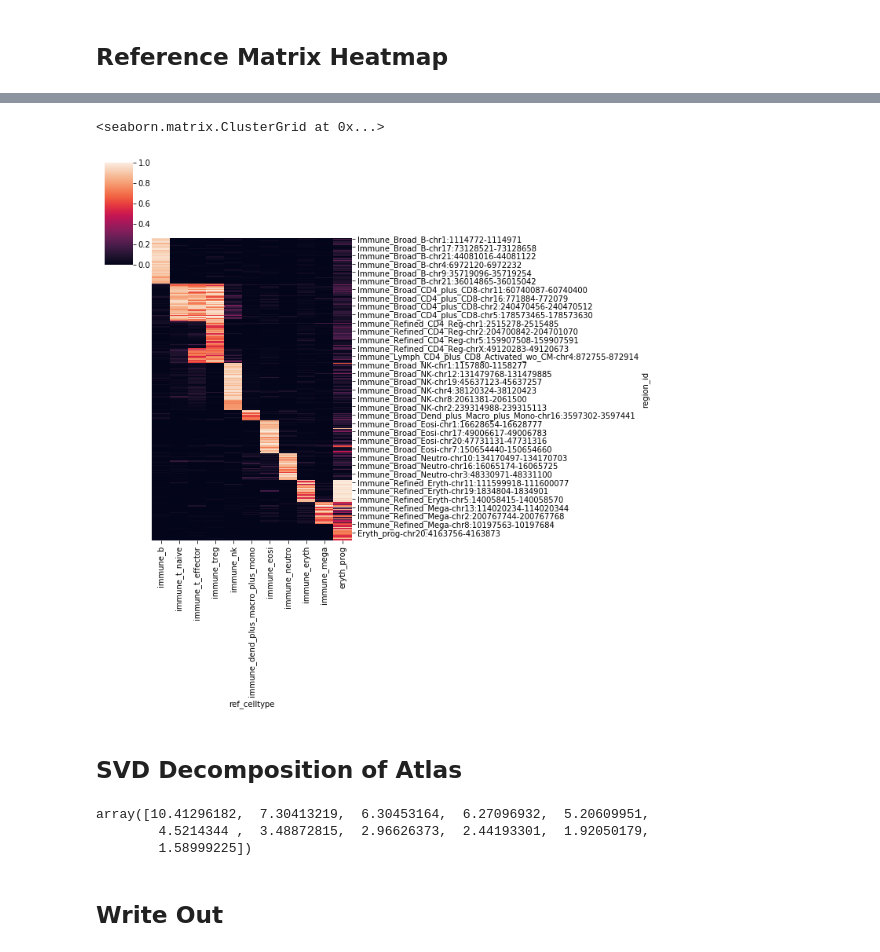
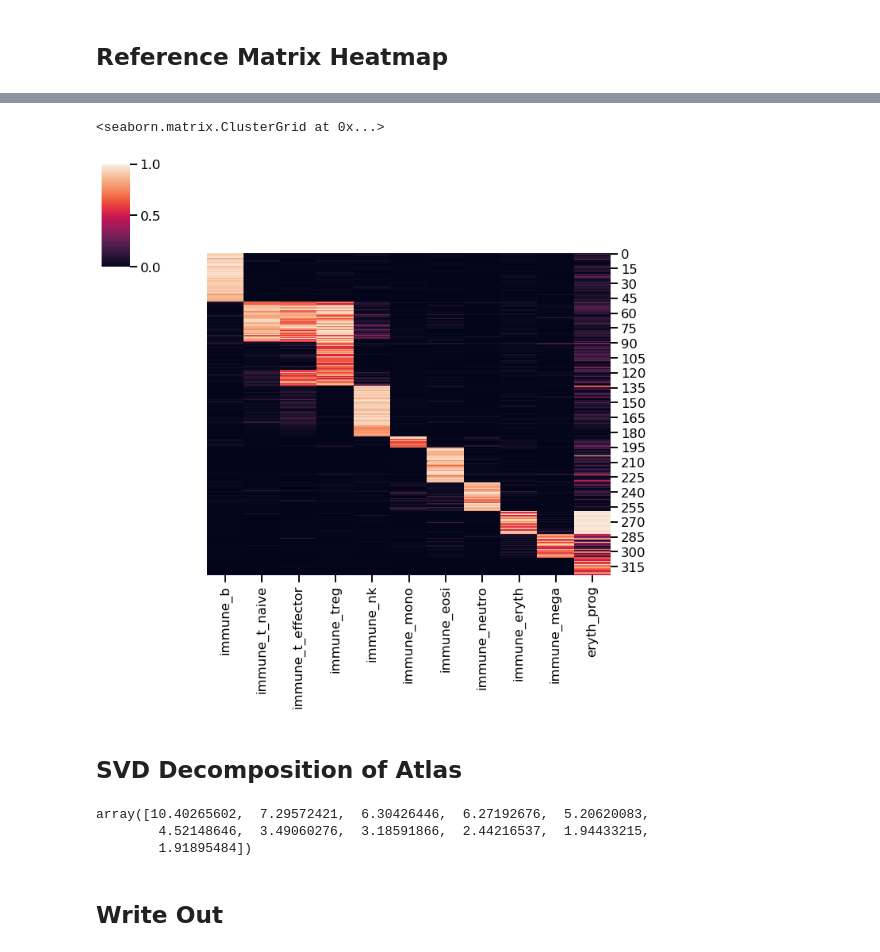
Before and after one commit to gh-msun/gh-msun, a Jupyter notebook: projects/2023_06_26_SRT_deconvolution_MS/notebooks/02_make_inhouse_reference_matrix_t_reg.ipynb, the cells around one changed output, grey strips where cells are left out. Drawn from its saved outputs; the diff is of its cells as text; code cells hidden in the pictures.

```diff
--- a/projects/2023_06_26_SRT_deconvolution_MS/notebooks/02_make_inhouse_reference_matrix_t_reg.ipynb
+++ b/projects/2023_06_26_SRT_deconvolution_MS/notebooks/02_make_inhouse_reference_matrix_t_reg.ipynb
@@ -107,8 +107,7 @@ t_naive_list = ['CD4-positive, alpha-beta T cell',
                 'CD8-positive, alpha-beta T cell' ]
 
 t_effector_list = ['effector memory CD8-positive, alpha-beta T cell',
-                 'effector memory CD8-positive, alpha-beta T cell, terminally differentiated',
-                 'central memory CD8-positive, alpha-beta T cell']
+                   'effector memory CD8-positive, alpha-beta T cell, terminally differentiated']
 
 for index, row in sample_df.iterrows():
 
@@ -338,0 +361,4 @@ atlas.shape
+# %%
+atlas.columns = ['immune_b', 'immune_t_naive', 'immune_t_effector', 'immune_treg',
+       'immune_nk', 'immune_mono', 'immune_eosi',
+       'immune_neutro', 'immune_eryth', 'immune_mega', 'eryth_prog']
@@ -339,17 +375,21 @@ atlas.shape
+# %%
+atlas = atlas.reset_index(drop=True)
+sns.set_context("talk")
+sns.clustermap(atlas, row_cluster=False, col_cluster=False)
+# %% [output]
+<seaborn.matrix.ClusterGrid at 0x...>
+[figure, added]
 # %%
-sns.clustermap(atlas, row_cluster=False, col_cluster=False)
+# sns.clustermap(atlas, row_cluster=False, col_cluster=False)
-# %% [output]
-<seaborn.matrix.ClusterGrid at 0x...>
-[figure, removed]
 # %% [markdown]
 ## SVD Decomposition of Atlas
 # %%
 u, s, v = np.linalg.svd(atlas, compute_uv=True, full_matrices=False)
 s
 # %% [output]
-array([10.41296182,  7.30413219,  6.30453164,  6.27096932,  5.20609951,
-        4.5214344 ,  3.48872815,  2.96626373,  2.44193301,  1.92050179,
-        1.58999225])
+array([10.40265602,  7.29572421,  6.30426446,  6.27192676,  5.20620083,
+        4.52148646,  3.49060276,  3.18591866,  2.44216537,  1.94433215,
+        1.91895484])
 # %% [markdown]
 ## Write Out
 # %% [markdown]
```
Also changed, not shown: parts of 10 cells of this notebook, 11 other files.
